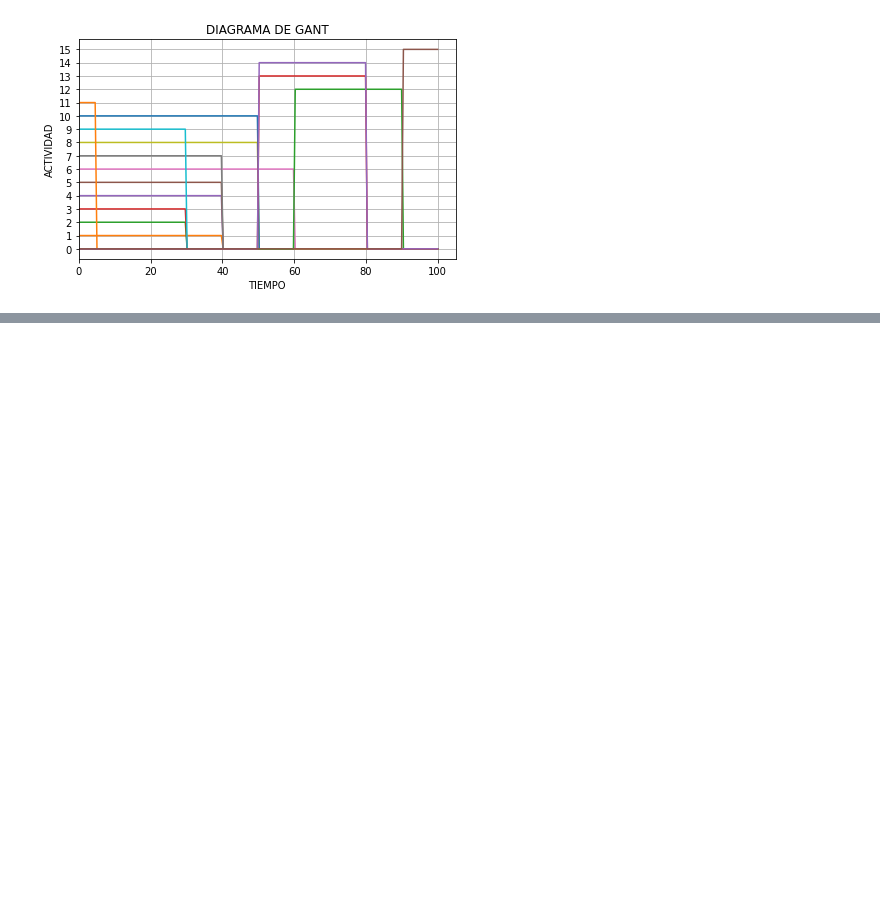
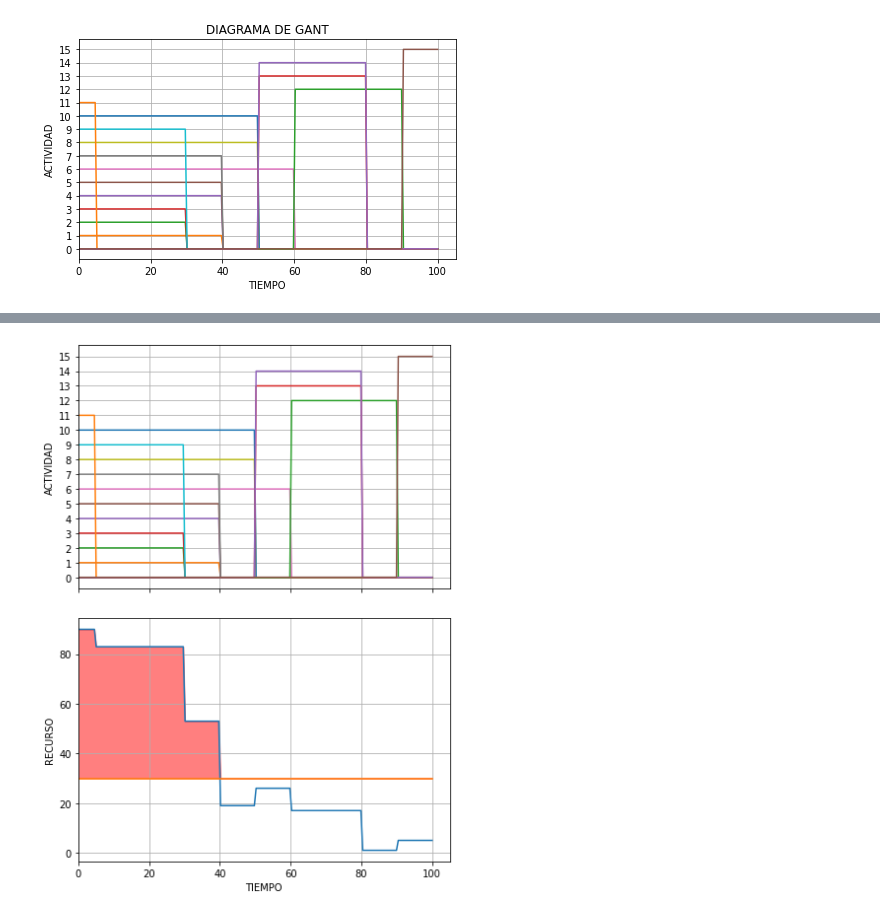
Before and after one commit to Michael-Jimenez-C/Investigaci-n-de-operaciones, a Jupyter notebook: pert.ipynb, the cells around one changed output, grey strips where cells are left out. Drawn from its saved outputs; the diff is of its cells as text; code cells hidden in the pictures; blank space fills up the shorter version.

```diff
--- a/pert.ipynb
+++ b/pert.ipynb
@@ -7,4 +7,5 @@ import matplotlib.pyplot as plt
 # %%
 df=pd.DataFrame({"Actividad":"1 2 3 4 5 6 7 8 9 10 11 12 13 14 15".split(" "),
                  "Tiempo":[40,30,30,40,40,60,40,50,30,50,5,30,30,30,10],
-                 "dependencia":["0","0","0","0","0","0","0","0","0","0","0","2,3,4,5,6,7","8,9","10","1,11,12,13,14"]})
+                 "dependencia":["0","0","0","0","0","0","0","0","0","0","0","2,3,4,5,6,7","8,9","10","1,11,12,13,14"],
+                 "recurso":[10,10,10,10,10,10,4,7,10,2,7,1,12,4,5]})
@@ -106,13 +88,18 @@ class Proyecto:
     plt.tight_layout()
     return plt
 
-  def digrama_recurso_vs_tiempo(self,asignacion_recurso,recurso_ref):
+  def __calcularSumaRecursos(self,x,asignacion_recurso):
     x=np.linspace(0,self.max,self.max*2)
     rec=[0]
     rec.extend(asignacion_recurso)
     f=self.__gantc__(x)
     y=sum([f[i]*rec[i] for i in range(len(f))])
 
+    return y
+
+  def digrama_recurso_vs_tiempo(self,asignacion_recurso,recurso_ref):
+    x=np.linspace(0,self.max,self.max*2)
+    y=self.__calcularSumaRecursos(x,asignacion_recurso)
     Yc=np.piecewise(y,[y>=recurso_ref,y<recurso_ref],[lambda y:y, lambda y:0*y+recurso_ref])
 
     plt.plot(x,y)
@@ -137,6 +124,17 @@ class Proyecto:
     plt.title("")
     plt.xticks([i for i in range(0,self.max+1,20)])
     plt.show()
+  def gray_kidd(self,asignacion_recurso,recurso_ref):
+    #intervalos
+    intervalos=[0]
+    for i in self.nodos:
+      x_s=i.contenido["t0"]+i.contenido["t"]
+      if x_s not in intervalos:
+        intervalos.append(x_s)
+    intervalos=np.sort(intervalos)
+    #analisis:
+    x=np.linspace(0,self.max,self.max*2)
+    y=self.__calcularSumaRecursos(x,asignacion_recurso)
 # %%
 s=Proyecto(df["Actividad"],df["Tiempo"],df["dependencia"])
 # %%
@@ -157,0 +152,4 @@ s.gantResumen([10,10,10,10,10,10,4,7,10,2,7,1,12,4,30],30)
+# %%
+s.gantResumen(df["recurso"],30)
+# %% [output]
+[figure, added]
```
Also changed, not shown: parts of 5 cells of this notebook.
